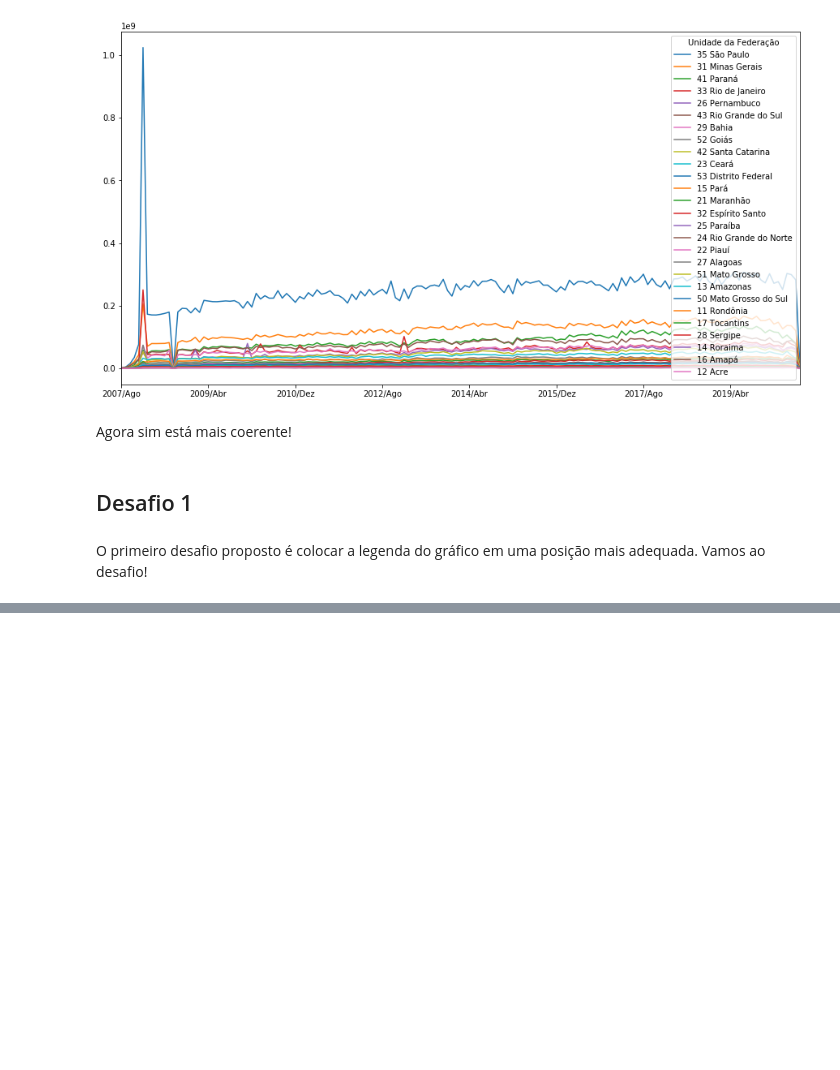
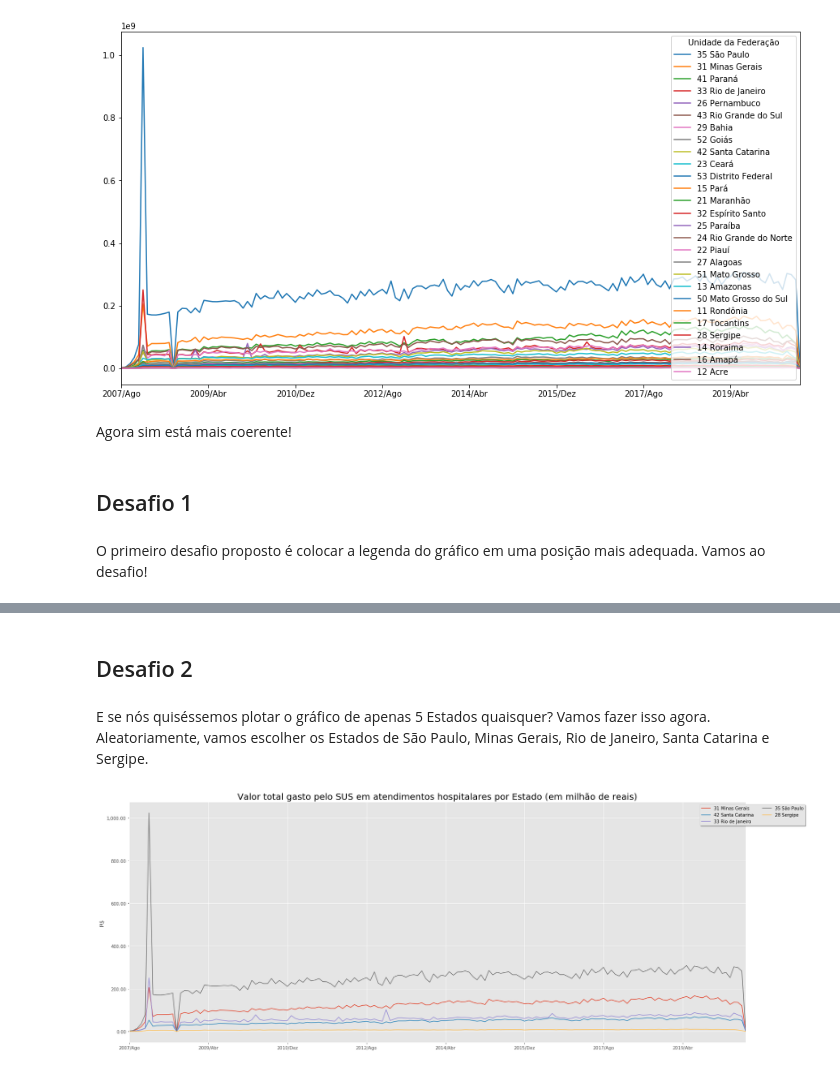
Before and after one commit to edwi-feitoza/bootcamp-alura-data-science, a Jupyter notebook: modulo_1/aula_2/alura_bootcamp_modulo_1.ipynb, the cells around one changed output, grey strips where cells are left out. Cells and saved outputs as stored; diff of their text form; code cells hidden in the pictures; blank space fills up the shorter version.

Commit message:
Resposta ao desafio 2 da aula 2

```diff
--- a/modulo_1/aula_2/alura_bootcamp_modulo_1.ipynb
+++ b/modulo_1/aula_2/alura_bootcamp_modulo_1.ipynb
@@ -308,0 +309,14 @@ plt.show()
+# %% [markdown]
+## Desafio 2
+# %% [markdown]
+E se nós quiséssemos plotar o gráfico de apenas 5 Estados quaisquer? Vamos fazer isso agora. Aleatoriamente, vamos escolher os Estados de São Paulo, Minas Gerais, Rio de Janeiro, Santa Catarina e Sergipe.
+# %%
+plt.style.use("ggplot")
+ax = usaveis_plot.T.plot(figsize=(25,10), y=['31 Minas Gerais','42 Santa Catarina','33 Rio de Janeiro','35 São Paulo','28 Sergipe'])
+ax.yaxis.set_major_formatter(ticker.StrMethodFormatter("{x:,.2f}"))
+plt.legend(loc="upper right", bbox_to_anchor=(1.23, 1.0), ncol=2, shadow=True, fancybox=True)
+plt.ylabel("R$")
+plt.title(label = "Valor total gasto pelo SUS em atendimentos hospitalares por Estado (em milhão de reais)", fontsize=20)
+plt.show()
+# %% [output]
+[figure, added]
```
Also changed, not shown: parts of 1 cell of this notebook.
